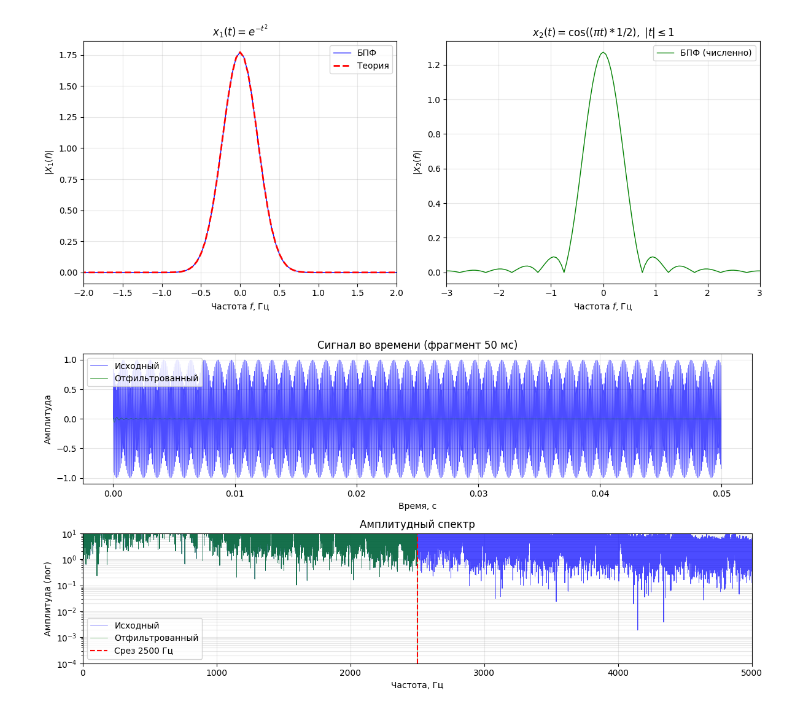
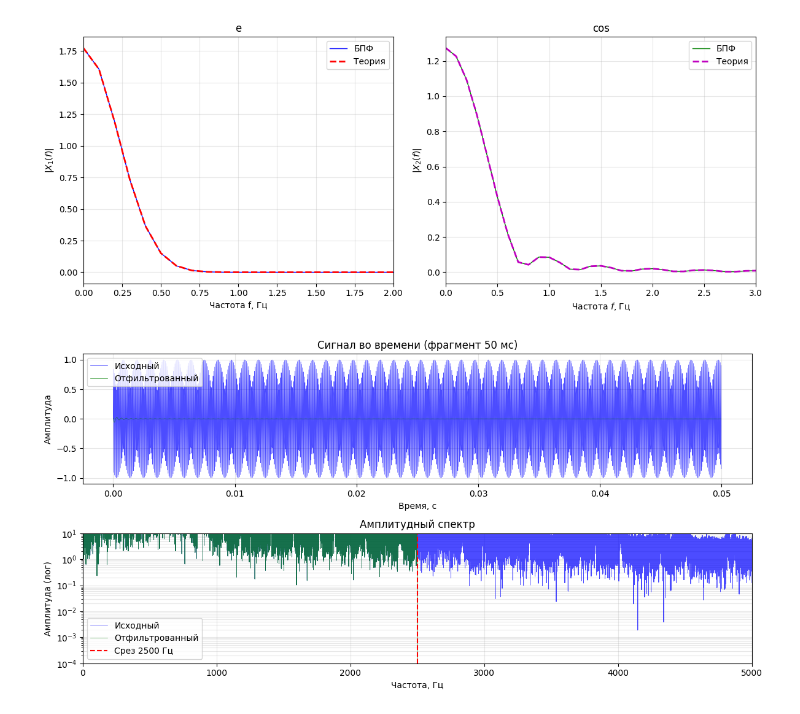
Before and after one commit to Akhazriil/Homework, a Jupyter notebook: DSP/lab2/lab2.ipynb, the cells around one changed output. Cells and saved outputs as stored; diff of their text form; code cells hidden in the pictures.

```diff
--- a/DSP/lab2/lab2.ipynb
+++ b/DSP/lab2/lab2.ipynb
@@ -80,44 +41,55 @@ plt.show()
 # %%
-# Параметры
-N = 2048
-T = 20.0
-dt = T / N
-t = np.linspace(-T/2, T/2, N, endpoint=False)
-freq = np.fft.fftshift(np.fft.fftfreq(N, dt))
 
-# === x1(t) ===
+N, Tmax = 2048, 10.0
+dt = Tmax / N
+t = np.linspace(-Tmax/2, Tmax/2, N, endpoint=False)
+
 x1 = np.exp(-t**2)
-X1_num = np.fft.fftshift(np.fft.fft(np.fft.ifftshift(x1)) * dt)
-X1_anal = np.sqrt(np.pi) * np.exp(-np.pi**2 * freq**2)
+X1_num = np.fft.fft(x1) * dt
+freq = np.fft.fftfreq(N, dt)
 
-# === x2(t) — чирп по заданию ===
-x2 = np.where(np.abs(t) <= 1, np.cos((np.pi * t)/2), 0)
-X2_num = np.fft.fftshift(np.fft.fft(np.fft.ifftshift(x2)) * dt)
+# Первая половина
+half = N // 2
+freq_pos = freq[:half]
+X1_pos = np.abs(X1_num[:half])
+X1_analit = np.sqrt(np.pi) * np.exp(-(np.pi * freq)**2)
+X1_analit = X1_analit[:half]
 
-# === Построение ===
 plt.figure(figsize=(12, 5))
-
 plt.subplot(1, 2, 1)
-plt.plot(freq, np.abs(X1_num), 'b', label='БПФ', linewidth=1)
-plt.plot(freq, X1_anal, 'r--', label='Теория', linewidth=2)
-plt.title('$x_1(t) = e^{-t^2}$')
-plt.xlabel('Частота $f$, Гц')
+plt.plot(freq_pos, X1_pos, 'b', lw=1, label='БПФ')
+plt.plot(freq_pos, X1_analit, 'r--', lw=2, label='Теория')
+plt.title('e')
+plt.xlabel('Частота f, Гц')
 plt.ylabel('$|X_1(f)|$')
-plt.xlim(-2, 2)
+plt.xlim(0, 2)
 plt.legend()
 plt.grid(alpha=0.3)
 
+x2 = np.where(np.abs(t) <= 1, np.cos(np.pi * t / 2), 0)
+X2_num = np.fft.fft(x2) * dt
+X2_pos = np.abs(X2_num[:half])
+
+# Аналитический спектр
+denom = 16 * freq_pos**2 - 1
+X2_anal_pos = np.where(
+    np.abs(denom) > 1e-12,
+    np.abs(-4 * np.cos(2 * np.pi * freq_pos) / (np.pi * denom)),
+    2/3  # значение в особых точках
+)
+
 plt.subplot(1, 2, 2)
-plt.plot(freq, np.abs(X2_num), 'g', label='БПФ (численно)', linewidth=1)
-plt.title('$x_2(t) = \cos((\pi t)*1/2),\; |t|\leq 1$')
+plt.plot(freq_pos, X2_pos, 'g', lw=1, label='БПФ')
+plt.plot(freq_pos, X2_anal_pos, 'm--', lw=2, label='Теория')
+plt.title('cos')
 plt.xlabel('Частота $f$, Гц')
 plt.ylabel('$|X_2(f)|$')
-plt.xlim(-3, 3)
+plt.xlim(0, 3)
 plt.legend()
 plt.grid(alpha=0.3)
 
 plt.tight_layout()
 plt.show()
 # %% [output]
-[figure, old version]
+[figure, new version]
 # %%
```
Also changed, not shown: parts of 4 cells of this notebook, 14 other files.
